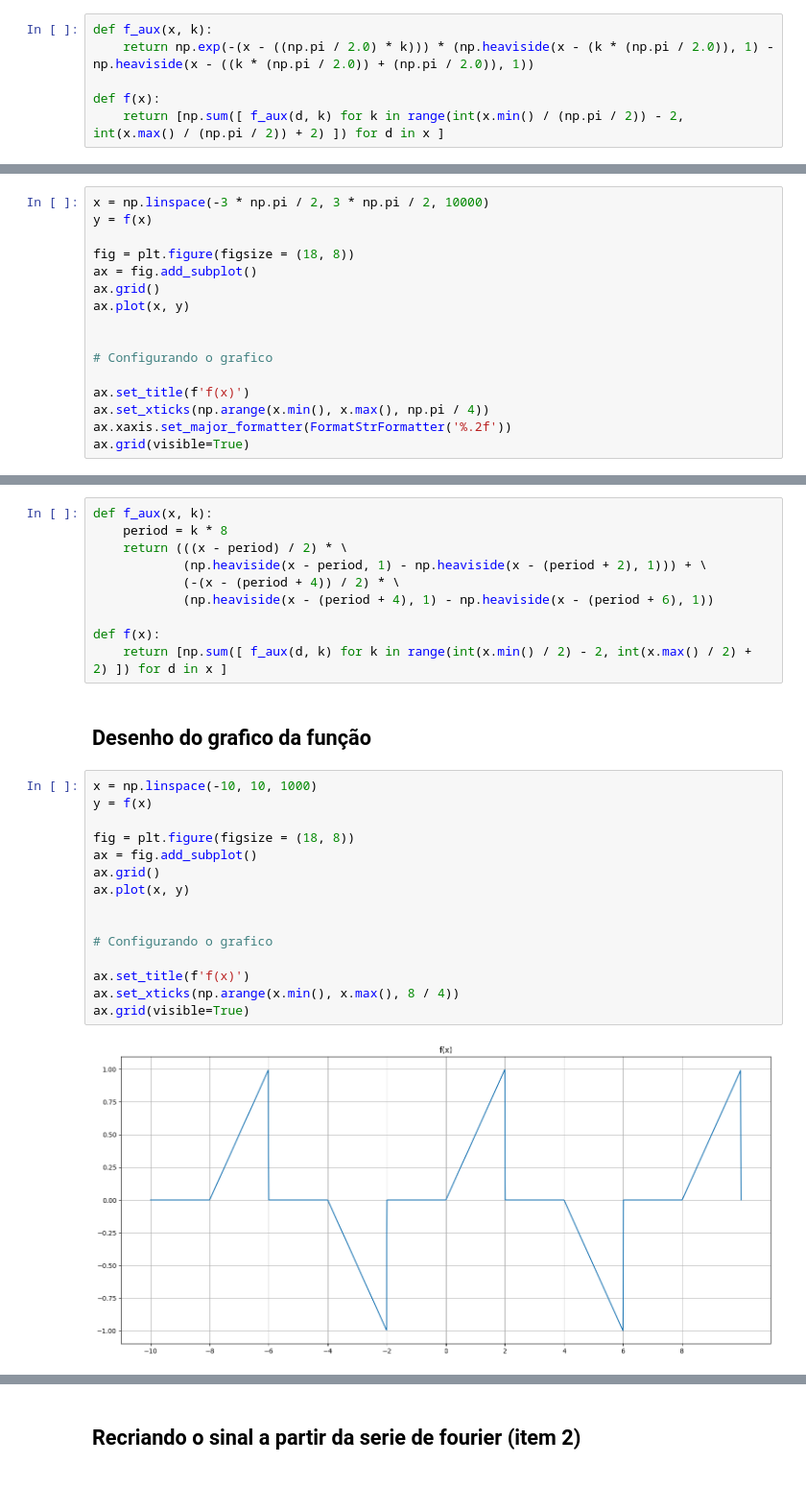
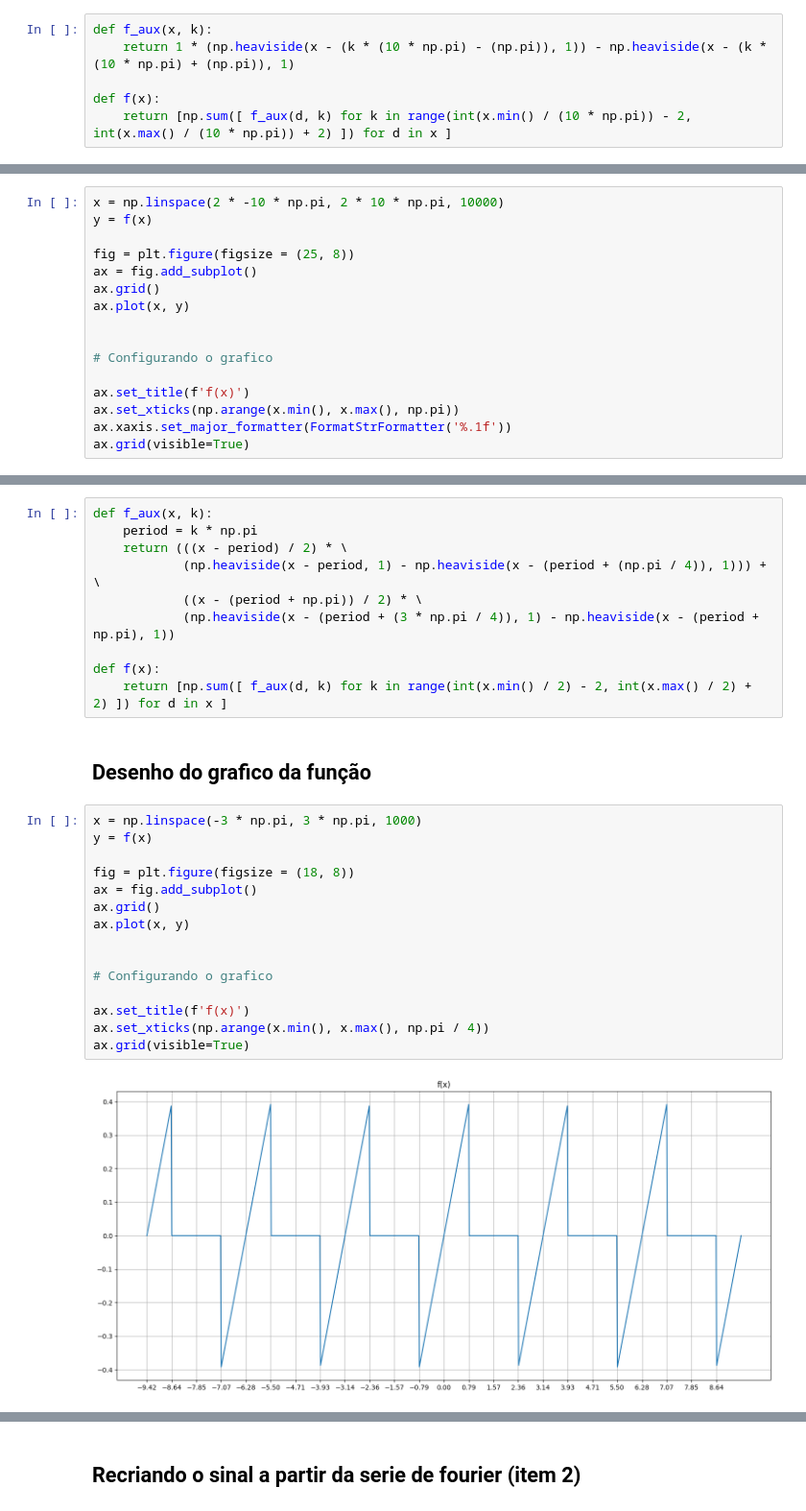
Before and after one commit to JoaoMario109/sinais-e-sistemas, a Jupyter notebook: T2/fourier.ipynb, the cells around one changed output, grey strips where cells are left out. Shown at 96% size. Saved outputs shown, nothing was run; the diff lists cells and outputs as text; blank space fills up the shorter version.

```diff
--- a/T2/fourier.ipynb
+++ b/T2/fourier.ipynb
@@ -116,17 +116,17 @@ $$
 ## Descrição em codigo da função
 # %%
 def f_aux(x, k):
-    return np.exp(-(x - ((np.pi / 2.0) * k))) * (np.heaviside(x - (k * (np.pi / 2.0)), 1) - np.heaviside(x - ((k * (np.pi / 2.0)) + (np.pi / 2.0)), 1))
+    return 1 * (np.heaviside(x - (k * (10 * np.pi) - (np.pi)), 1)) - np.heaviside(x - (k * (10 * np.pi) + (np.pi)), 1)
 
 def f(x):
-    return [np.sum([ f_aux(d, k) for k in range(int(x.min() / (np.pi / 2)) - 2, int(x.max() / (np.pi / 2)) + 2) ]) for d in x ]
+    return [np.sum([ f_aux(d, k) for k in range(int(x.min() / (10 * np.pi)) - 2, int(x.max() / (10 * np.pi)) + 2) ]) for d in x ]
 # %% [markdown]
 ## Desenho do grafico da função
 # %%
-x = np.linspace(-3 * np.pi / 2, 3 * np.pi / 2, 10000)
+x = np.linspace(2 * -10 * np.pi, 2 * 10 * np.pi, 10000)
 y = f(x)
 
-fig = plt.figure(figsize = (18, 8))
+fig = plt.figure(figsize = (25, 8))
 ax = fig.add_subplot()
 ax.grid()
 ax.plot(x, y)
@@ -135,7 +135,7 @@ ax.plot(x, y)
 # Configurando o grafico
 
 ax.set_title(f'f(x)')
-ax.set_xticks(np.arange(x.min(), x.max(), np.pi / 4))
-ax.xaxis.set_major_formatter(FormatStrFormatter('%.2f'))
+ax.set_xticks(np.arange(x.min(), x.max(), np.pi))
+ax.xaxis.set_major_formatter(FormatStrFormatter('%.1f'))
 ax.grid(visible=True)
 # %% [output]
@@ -354,33 +355,33 @@ $$
 ## Descrição em codigo da função
 # %%
 def f_aux(x, k):
-    period = k * 8
+    period = k * np.pi
     return (((x - period) / 2) * \
-            (np.heaviside(x - period, 1) - np.heaviside(x - (period + 2), 1))) + \
-            (-(x - (period + 4)) / 2) * \
-            (np.heaviside(x - (period + 4), 1) - np.heaviside(x - (period + 6), 1))
+            (np.heaviside(x - period, 1) - np.heaviside(x - (period + (np.pi / 4)), 1))) + \
+            ((x - (period + np.pi)) / 2) * \
+            (np.heaviside(x - (period + (3 * np.pi / 4)), 1) - np.heaviside(x - (period + np.pi), 1))
 
 def f(x):
     return [np.sum([ f_aux(d, k) for k in range(int(x.min() / 2) - 2, int(x.max() / 2) + 2) ]) for d in x ]
 # %% [markdown]
 ## Desenho do grafico da função
 # %%
-x = np.linspace(-10, 10, 1000)
+x = np.linspace(-3 * np.pi, 3 * np.pi, 1000)
 y = f(x)
 
 fig = plt.figure(figsize = (18, 8))
 ax = fig.add_subplot()
 ax.grid()
 ax.plot(x, y)
 
 
 # Configurando o grafico
 
 ax.set_title(f'f(x)')
-ax.set_xticks(np.arange(x.min(), x.max(), 8 / 4))
+ax.set_xticks(np.arange(x.min(), x.max(), np.pi / 4))
 ax.grid(visible=True)
 # %% [output]
-[figure, old version]
+[figure, new version]
 # %% [markdown]
 ## Calculando os coeficientes da serie de fourier (Item 1)
 
```
Also changed, not shown: parts of 15 cells of this notebook.
